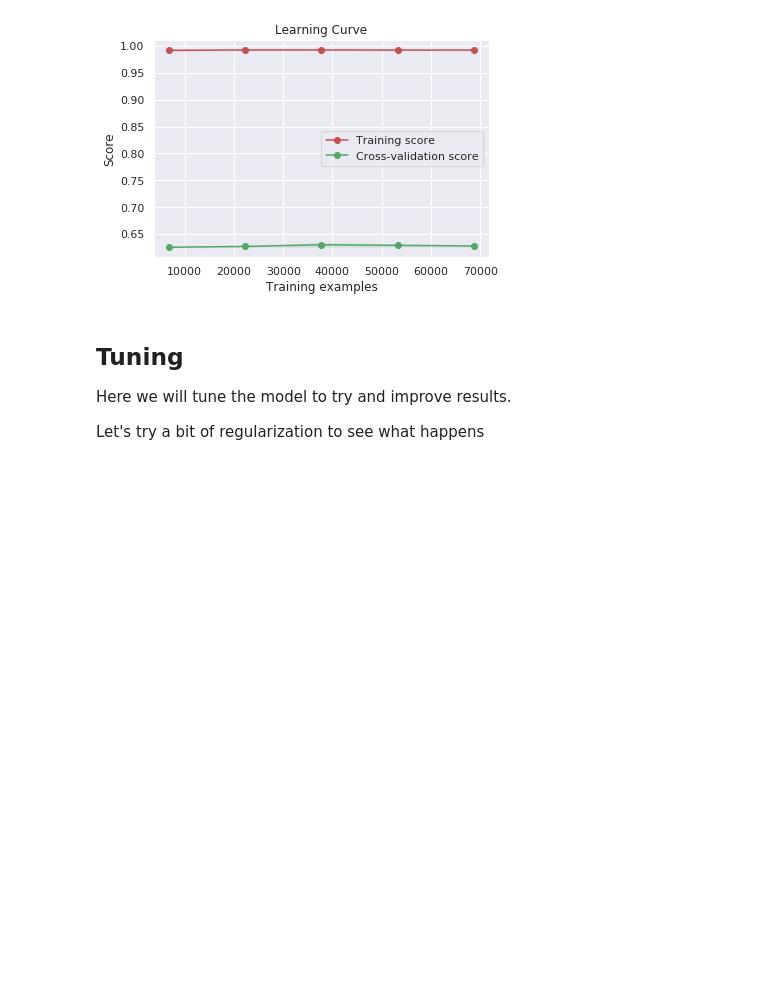
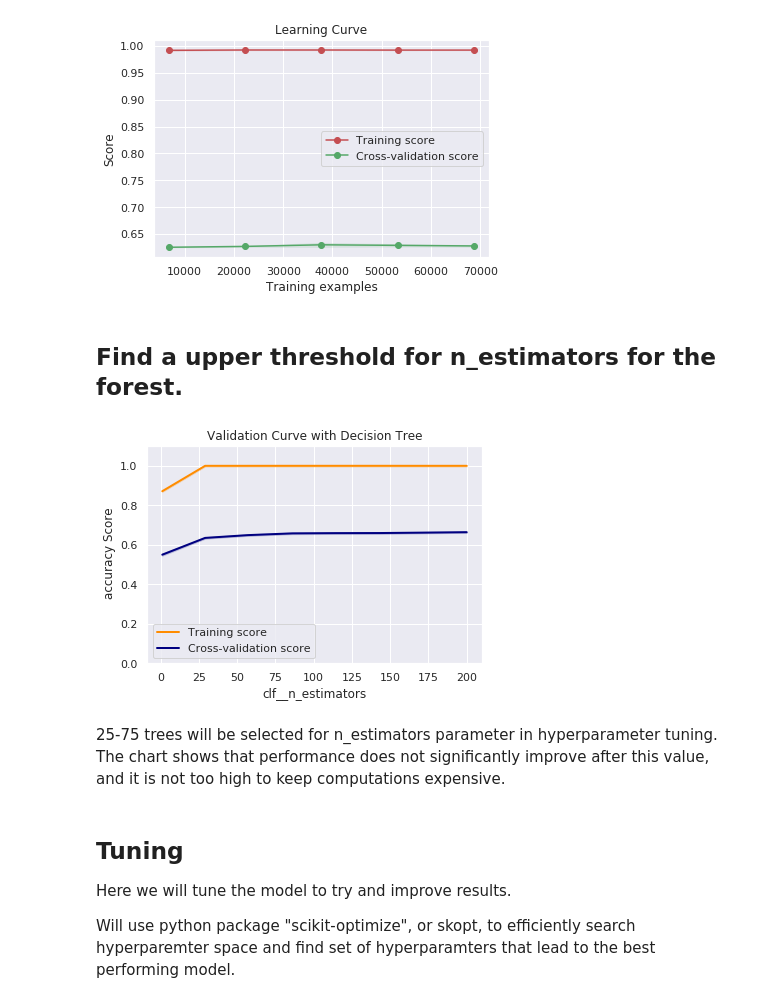
Before and after one commit to khickey25/Capstone-Project, a Jupyter notebook: Baseball_Data/Random_Forest.ipynb, the cells around one changed output. Saved outputs shown, nothing was run; the diff lists cells and outputs as text; code cells hidden in the pictures; blank space fills up the shorter version.

```diff
--- a/Baseball_Data/Random_Forest.ipynb
+++ b/Baseball_Data/Random_Forest.ipynb
@@ -38,7 +38,7 @@ data.head()
 X_train, X_test, y_train, y_test = train_test_split(data, target, random_state = 777, test_size = .2)
 
 #instatiate a vanilla Random Forest Classifier
-forest = RandomForestClassifier()
+forest = RandomForestClassifier(n_jobs=-1)
 # %% [markdown]
 ## Build a pipeline
 
@@ -165,12 +165,22 @@ plot_learning_curve(forest_pipe, title = "Learning Curve",
 # %% [output]
 <module 'matplotlib.pyplot' from '/opt/tljh/user/lib/python3.6/site-packages/matplotlib/pyplot.py'>
 [figure]
+# %% [markdown]
+## Find a upper threshold for n_estimators for the forest.
+# %%
+plot_validation_curve(forest_pipe, X_train, y_train,
+                      param_name='clf__n_estimators', param_range=[int(x) for x in np.linspace(1,200,8)],
+                     metric = 'accuracy')
+# %% [output]
+[figure, added]
+# %% [markdown]
+25-75 trees will be selected for n_estimators parameter in hyperparameter tuning. The chart shows that performance does not significantly improve after this value, and it is not too high to keep computations expensive.
 # %% [markdown]
 ## Tuning
 
 Here we will tune the model to try and improve results.
 
-Let's try a bit of regularization to see what happens
+Will use python package "scikit-optimize", or skopt, to efficiently search hyperparemter space and find set of hyperparamters that lead to the best performing model.
 # %%
 import skopt
 from skopt import BayesSearchCV
```
Also changed, not shown: parts of 6 cells of this notebook, 1 other file.
